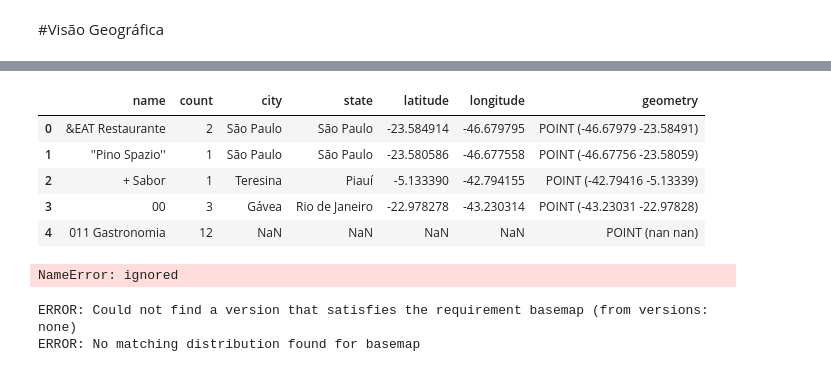
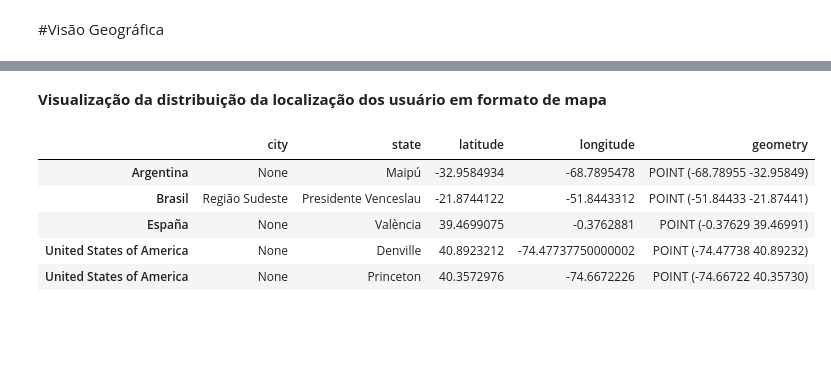
Before and after one commit to kidkmon/Sentiment-Analysis-TripAdvisor, a Jupyter notebook: Analise_sentimentos_TripAdvisor.ipynb, the cells around one changed output, grey strips where cells are left out. Saved outputs shown, nothing was run; the diff lists cells and outputs as text; code cells hidden in the pictures; blank space fills up the shorter version.

Commit message:
feat: add chart region by comments

```diff
--- a/Analise_sentimentos_TripAdvisor.ipynb
+++ b/Analise_sentimentos_TripAdvisor.ipynb
@@ -727,0 +683,5 @@ Julho é o mês onde ocorre o maior número de ocorrências de todos os anos.
+# %%
+import geopandas
+
+df_geo = pd.read_csv("data/arquivo.txt", names=["country", "region", "city", "latitude", "longitude"])
+df_geo.head()
@@ -728,27 +724,20 @@ Julho é o mês onde ocorre o maior número de ocorrências de todos os anos.
+# %% [markdown]
+**Visualização da distribuição da localização dos usuário em formato de mapa**
+# %%
+new_df_geo = df_geo[0:10]
 # %%
-import geopandas
-
 gdf = geopandas.GeoDataFrame(
-    address_group, geometry=geopandas.points_from_xy(address_group.longitude, address_group.latitude))
+    new_df_geo, geometry=geopandas.points_from_xy(new_df_geo.longitude, new_df_geo.latitude))
 
 gdf.head()
 # %% [output]
-|  | name | count | city | state | latitude | longitude | geometry |
-| 0 | &EAT Restaurante | 2 | São Paulo | São Paulo | -23.584914 | -46.679795 | POINT (-46.67979 -23.58491) |
-| 1 | ''Pino Spazio'' | 1 | São Paulo | São Paulo | -23.580586 | -46.677558 | POINT (-46.67756 -23.58059) |
-| 2 | + Sabor | 1 | Teresina | Piauí | -5.133390 | -42.794155 | POINT (-42.79416 -5.13339) |
-| 3 | 00 | 3 | Gávea | Rio de Janeiro | -22.978278 | -43.230314 | POINT (-43.23031 -22.97828) |
-| 4 | 011 Gastronomia | 12 | NaN | NaN | NaN | NaN | POINT (nan nan) |
+|  | city | state | latitude | longitude | geometry |
+| Argentina | None | Maipú | -32.9584934 | -68.7895478 | POINT (-68.78955 -32.95849) |
+| Brasil | Região Sudeste | Presidente Venceslau | -21.8744122 | -51.8443312 | POINT (-51.84433 -21.87441) |
+| España | None | València | 39.4699075 | -0.3762881 | POINT (-0.37629 39.46991) |
+| United States of America | None | Denville | 40.8923212 | -74.47737750000002 | POINT (-74.47738 40.89232) |
+| United States of America | None | Princeton | 40.3572976 | -74.6672226 | POINT (-74.66722 40.35730) |
 # %%
 world = geopandas.read_file(
     geopandas.datasets.get_path('naturalearth_lowres')
 )
-# %%
-geoplot.polyplot(world, figsize=(8, 4))
-# %% [output]
-NameError: ignored
-# %%
-pip install basemap
-# %% [output]
-ERROR: Could not find a version that satisfies the requirement basemap (from versions: none)
-ERROR: No matching distribution found for basemap
```
Also changed, not shown: parts of 15 cells of this notebook.
